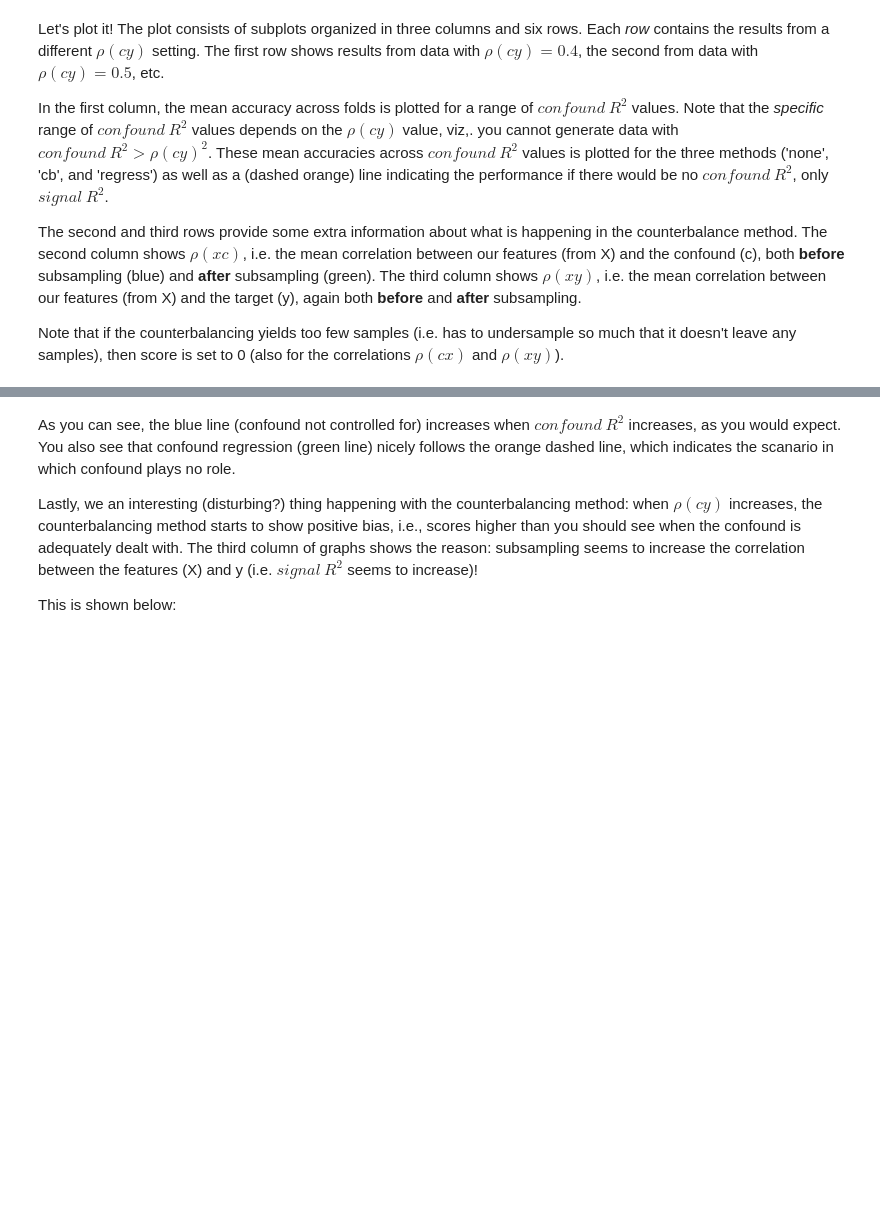
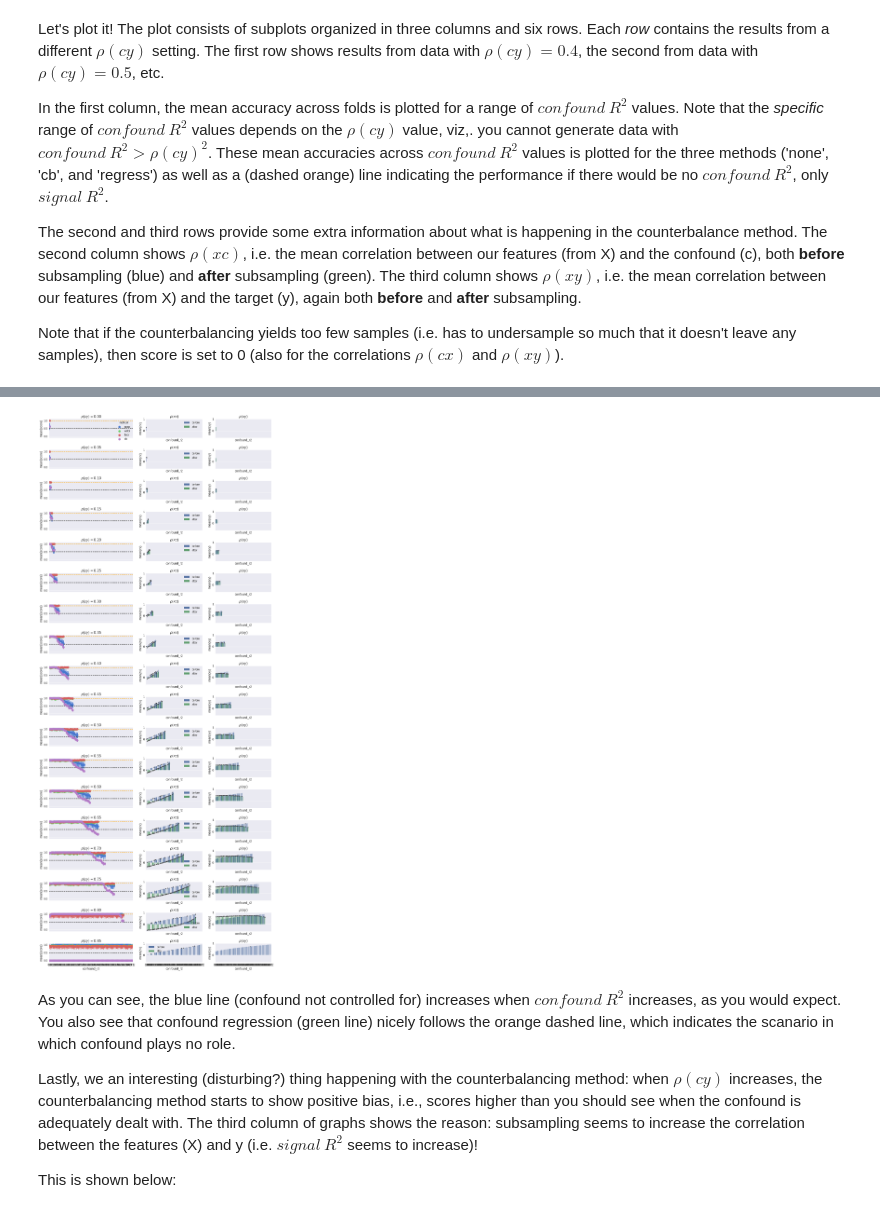
Before and after one commit to lukassnoek/MVCA, a Jupyter notebook: analyses/simulation_confound_strategies.ipynb, the cells around one changed output, grey strips where cells are left out. Saved outputs shown, nothing was run; the diff lists cells and outputs as text; code cells hidden in the pictures; blank space fills up the shorter version.

```diff
--- a/analyses/simulation_confound_strategies.ipynb
+++ b/analyses/simulation_confound_strategies.ipynb
@@ -1298,0 +1159,5 @@ fig.tight_layout()
+# %%
+a = df_sce1[df_sce1.method == 'cb'].groupby('confound_r2').mean()['score']
+b = df_corrs_sce1[df_corrs_sce1.before_after == 'after'].groupby('confound_r2').mean()['xy'] - df_corrs_sce1[df_corrs_sce1.before_after == 'before'].groupby('confound_r2').mean()['xy']
+c = df_corrs_sce1[df_corrs_sce1.before_after == 'after'].groupby('confound_r2').mean()['cx']
+pearsonr(a, b)
@@ -1299,3 +1238,41 @@ fig.tight_layout()
+# %%
+sns.set(font_scale=1.25)
+df_sce2 = pd.concat(results_sce2)
+df_corrs_sce2 = pd.concat(results_corr_sce2)
+fig, axes = plt.subplots(len(corr_cy_vec), 3, figsize=(15, 35), gridspec_kw={'width_ratios': [1.5, 1, 1]},
+                         sharex=True, sharey=False)
+
+for i in range(len(axes)):
+    tmp = df_sce2[df_sce2.corr_cy == corr_cy_vec[i]]
+    axes[i][0].set_title(r"$\rho(cy) = %.2f$" % corr_cy_vec[i])
+    g = sns.pointplot(x='confound_r2', y='score', hue='method',
+                   data=tmp, size=5, aspect=2,
+                   palette="muted", ax=axes[i][0])
+
+    if i != 0:
+        g.legend_.remove()
+
+    if i != len(axes) - 1:
+        axes[i][0].set_xlabel('')
+
+    g.set_ylim((-0.1, 1.1))
+    axes[i][0].axhline(y=0.5, c='black', ls='--')
+    axes[i][0].axhline(y=baseline_scores2[:, i].mean(), c='orange', ls='--')
+
+    tmp = df_corrs_sce2[df_corrs_sce2.corr_cy == corr_cy_vec[i]]
+    axes[i][1].set_title(r'$\rho(xc)$')
+    g = sns.barplot(x="confound_r2", y="cx", hue="before_after", data=tmp, ax=axes[i][1])
+    g.legend_.remove()
+    axes[i][1].legend(loc='best')
+    axes[i][2].set_title(r'$\rho(xy)$')
+    g.set_ylim((-0.6, 1))
+    g = sns.barplot(x="confound_r2", y="xy", hue="before_after", data=tmp, ax=axes[i][2])
+    g.legend_.remove()
+    g.set_ylim((-0.6, 1))
+
+fig.tight_layout()
+# %% [output]
+[figure, added]
 # %% [markdown]
 As you can see, the blue line (confound not controlled for) increases when $confound\ R^2$ increases, as you would expect. You also see that confound regression (green line) nicely follows the orange dashed line, which indicates the scanario in which confound plays no role.
 
```
Also changed, not shown: parts of 48 cells of this notebook, 2 other files.
